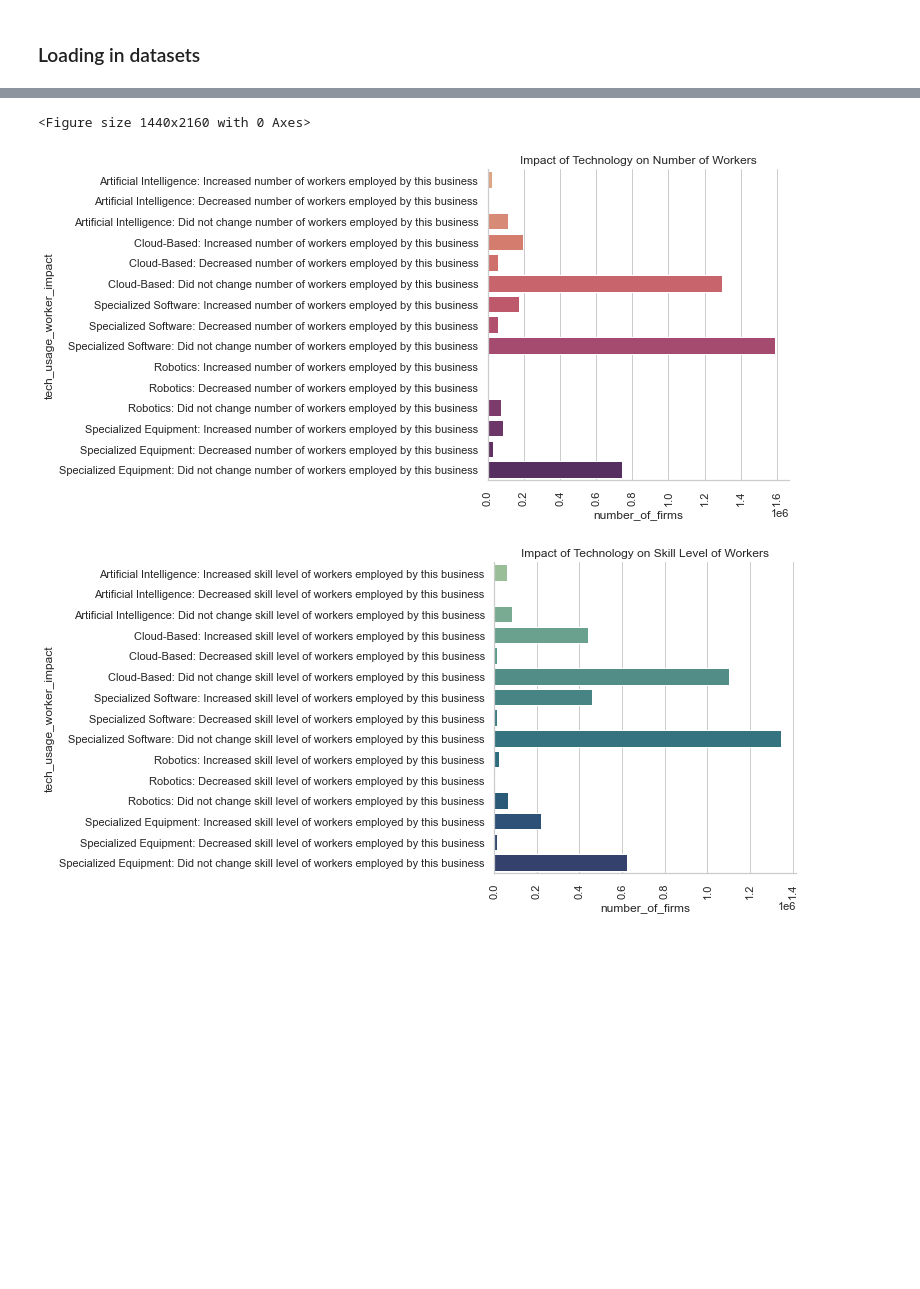
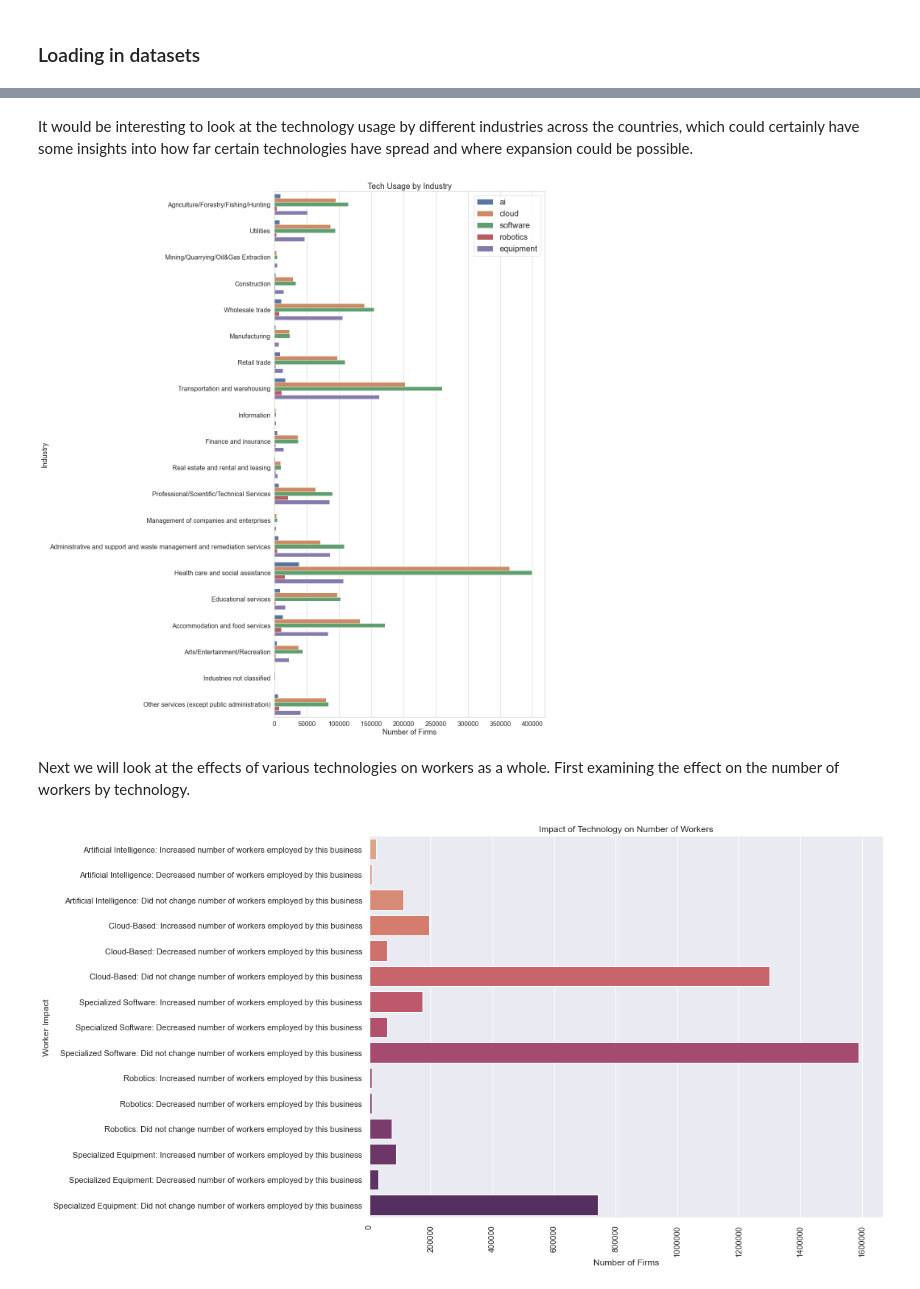
Before and after one commit to CMatador/asmt-8, a Jupyter notebook: viz.ipynb, the cells around one changed output, grey strips where cells are left out. Drawn from its saved outputs; the diff is of its cells as text; code cells hidden in the pictures; blank space fills up the shorter version.

```diff
--- a/viz.ipynb
+++ b/viz.ipynb
@@ -79,48 +326,55 @@ plt.show();
+# %% [markdown]
+It would be interesting to look at the technology usage by different industries across the countries, which could certainly have some insights into how far certain technologies have spread and where expansion could be possible.
+# %%
+# clustered bar plot tech usage by industry
+usage_by_industry = pd.read_csv('CSV/usage_by_industry.csv')
+usage_by_industry.set_index('industry', inplace=True)
+
+usage_by_industry = usage_by_industry.stack().to_frame('Number of Firms').reset_index()
+usage_by_industry.rename(columns={'level_1':'Technology'}, inplace=True)
+
+plt.figure(figsize=(12,24))
+sns.barplot(
+    x = 'Number of Firms',
+    y = 'industry',
+    data = usage_by_industry,
+    hue = 'Technology'
+);
+
+# formatting
+plt.legend(fontsize=20)
+plt.xlabel('Number of Firms', fontsize=18)
+plt.ylabel('Industry', fontsize=18)
+plt.title('Tech Usage by Industry', fontsize=20)
+plt.tick_params(axis='both', which='major', labelsize=16);
+# %% [output]
+[figure, added]
+# %% [markdown]
+Next we will look at the effects of various technologies on workers as a whole. First examining the effect on the number of workers by technology.
 # %%
 all_industries = worker_impact[worker_impact['naics2017'] == '00']
 all_industries = all_industries[[
     'impactwf_u', 'number_of_firms', 'number_of_employees', 'annual_payroll'
     ]]
 
 numb_workers = all_industries[all_industries.index.str.contains('number of workers')]
 skill = all_industries[all_industries.index.str.contains('skill level')]
 stem = all_industries[all_industries.index.str.contains('STEM')]
 
-plt.figure(figsize = (20,30))
-
 sns.catplot(
     y = numb_workers.index,
     x = 'number_of_firms',
     data = numb_workers,
     kind = 'bar',
-    palette = 'flare'
+    palette = 'flare',
+    height = 8,
+    aspect = 2
     );
 plt.title('Impact of Technology on Number of Workers')
-plt.xticks(rotation=90);
-
-sns.catplot(
-    y = skill.index,
-    x = 'number_of_firms',
-    data = skill,
-    kind = 'bar',
-    palette = 'crest'
-    );
-
-plt.xticks(rotation=90);
-plt.title('Impact of Technology on Skill Level of Workers')
-
-sns.catplot(
-    y = stem.index,
-    x = 'number_of_firms',
-    data = stem,
-    kind = 'bar',
-    palette = 'viridis'
-    );
-
-plt.xticks(rotation=90);
-plt.title('Impact of Technology on STEM skills of workers');
-plt.show()
+plt.xlabel('Number of Firms')
+plt.ylabel('Worker Impact')
+plt.xticks(rotation=90)
+plt.ticklabel_format(style='plain', axis='x')
+plt.show();
 # %% [output]
-<Figure size 1440x2160 with 0 Axes>
-[figure, old version]
+[figure, new version]
-[figure, removed]
```
Also changed, not shown: parts of 42 cells of this notebook, 9 other files.
